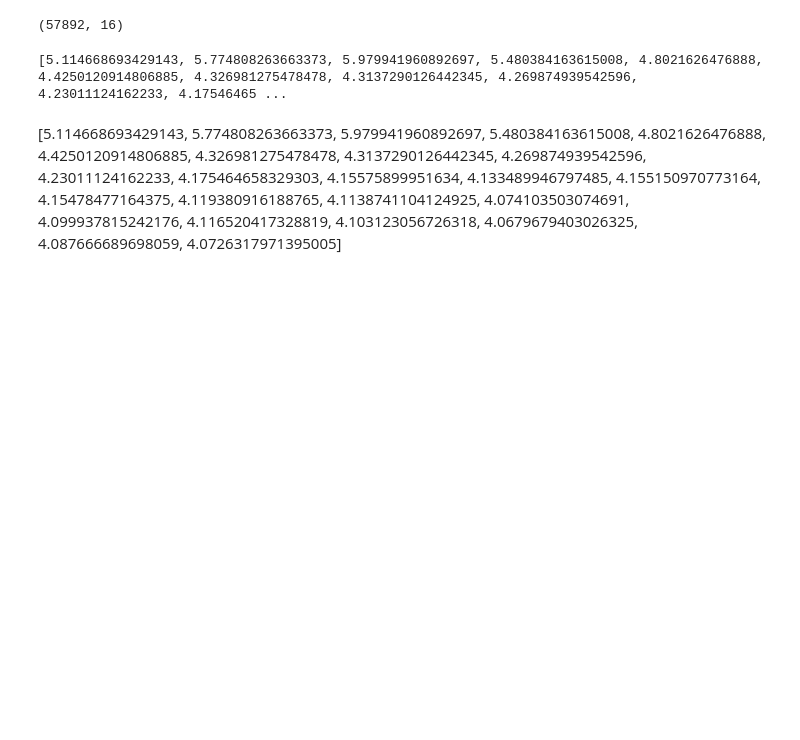
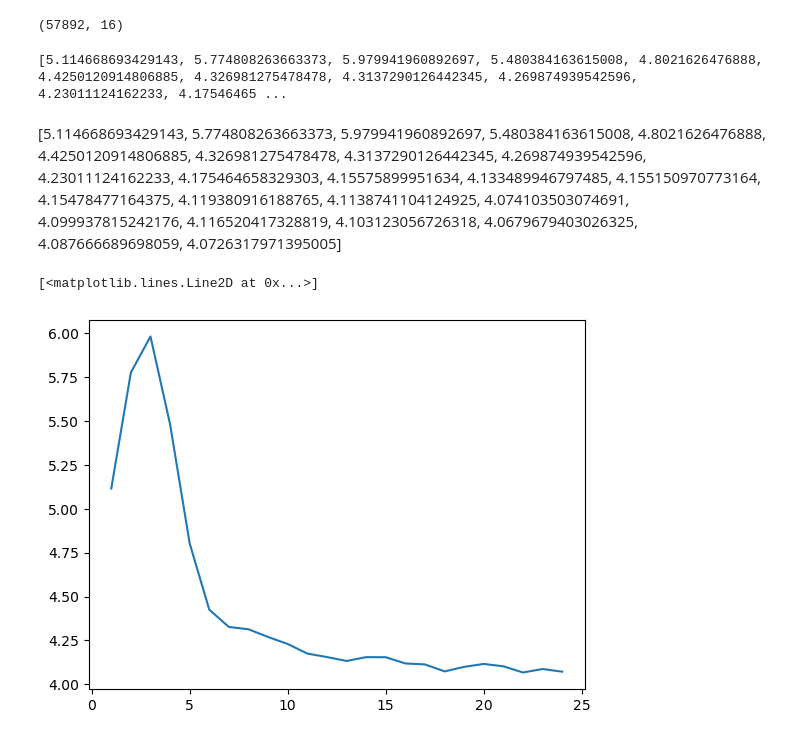
Before and after one commit to DanHL0/COGS109, a Jupyter notebook: COGS109_FInal_Project.ipynb, the cells around one changed output. Drawn from its saved outputs; the diff is of its cells as text; code cells hidden in the pictures; blank space fills up the shorter version.

Commit message:
Update COGS109_FInal_Project.ipynb
added graph showing avg mse by kneighbor

```diff
--- a/COGS109_FInal_Project.ipynb
+++ b/COGS109_FInal_Project.ipynb
@@ -196,3 +196,10 @@ print(avgMSElist)
 [5.114668693429143, 5.774808263663373, 5.979941960892697, 5.480384163615008, 4.8021626476888, 4.4250120914806885, 4.326981275478478, 4.3137290126442345, 4.269874939542596, 4.23011124162233, 4.17546465 ...
 # %% [markdown]
 [5.114668693429143, 5.774808263663373, 5.979941960892697, 5.480384163615008, 4.8021626476888, 4.4250120914806885, 4.326981275478478, 4.3137290126442345, 4.269874939542596, 4.23011124162233, 4.175464658329303, 4.15575899951634, 4.133489946797485, 4.155150970773164, 4.15478477164375, 4.119380916188765, 4.1138741104124925, 4.074103503074691, 4.099937815242176, 4.116520417328819, 4.103123056726318, 4.0679679403026325, 4.087666689698059, 4.0726317971395005]
+# %%
+avgMSElist = [5.114668693429143, 5.774808263663373, 5.979941960892697, 5.480384163615008, 4.8021626476888, 4.4250120914806885, 4.326981275478478, 4.3137290126442345, 4.269874939542596, 4.23011124162233, 4.175464658329303, 4.15575899951634, 4.133489946797485, 4.155150970773164, 4.15478477164375, 4.119380916188765, 4.1138741104124925, 4.074103503074691, 4.099937815242176, 4.116520417328819, 4.103123056726318, 4.0679679403026325, 4.087666689698059, 4.0726317971395005]
+cntr = list(range(1,25))
+plt.plot(cntr,avgMSElist)
+# %% [output]
+[<matplotlib.lines.Line2D at 0x...>]
+[figure, added]
```
